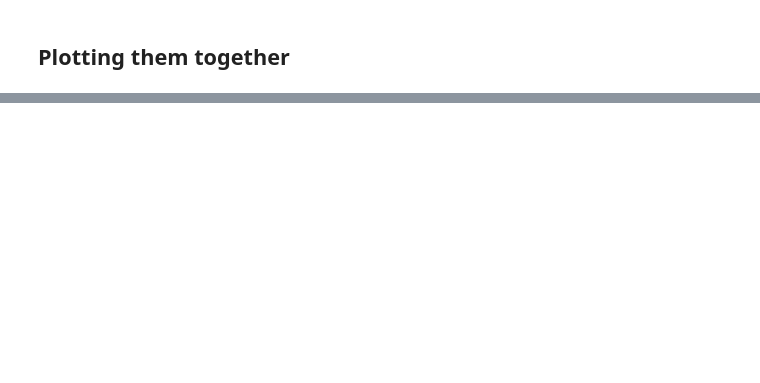
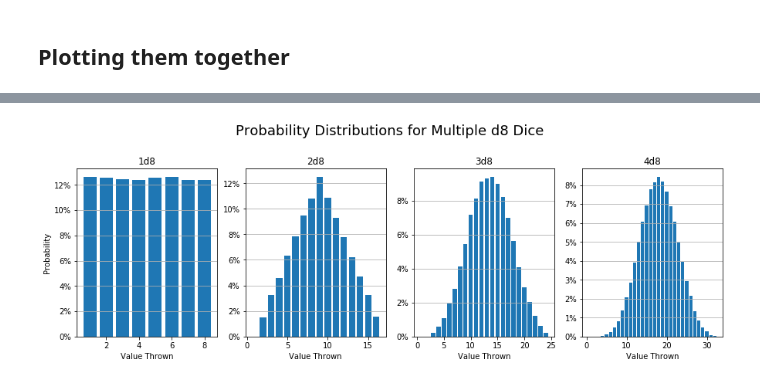
Before and after one commit to ZacButko/Probability-Playground, a Jupyter notebook: Dice Stats/Multiple dice rolls.ipynb, the cells around one changed output, grey strips where cells are left out. Cells and saved outputs as stored; diff of their text form; code cells hidden in the pictures; blank space fills up the shorter version.

```diff
--- a/Dice Stats/Multiple dice rolls.ipynb
+++ b/Dice Stats/Multiple dice rolls.ipynb
@@ -205,0 +211,4 @@ plt.show()
+# %%
+plot_4_together(8)
+# %% [output]
+[figure, added]
```
Also changed, not shown: parts of 17 cells of this notebook.
